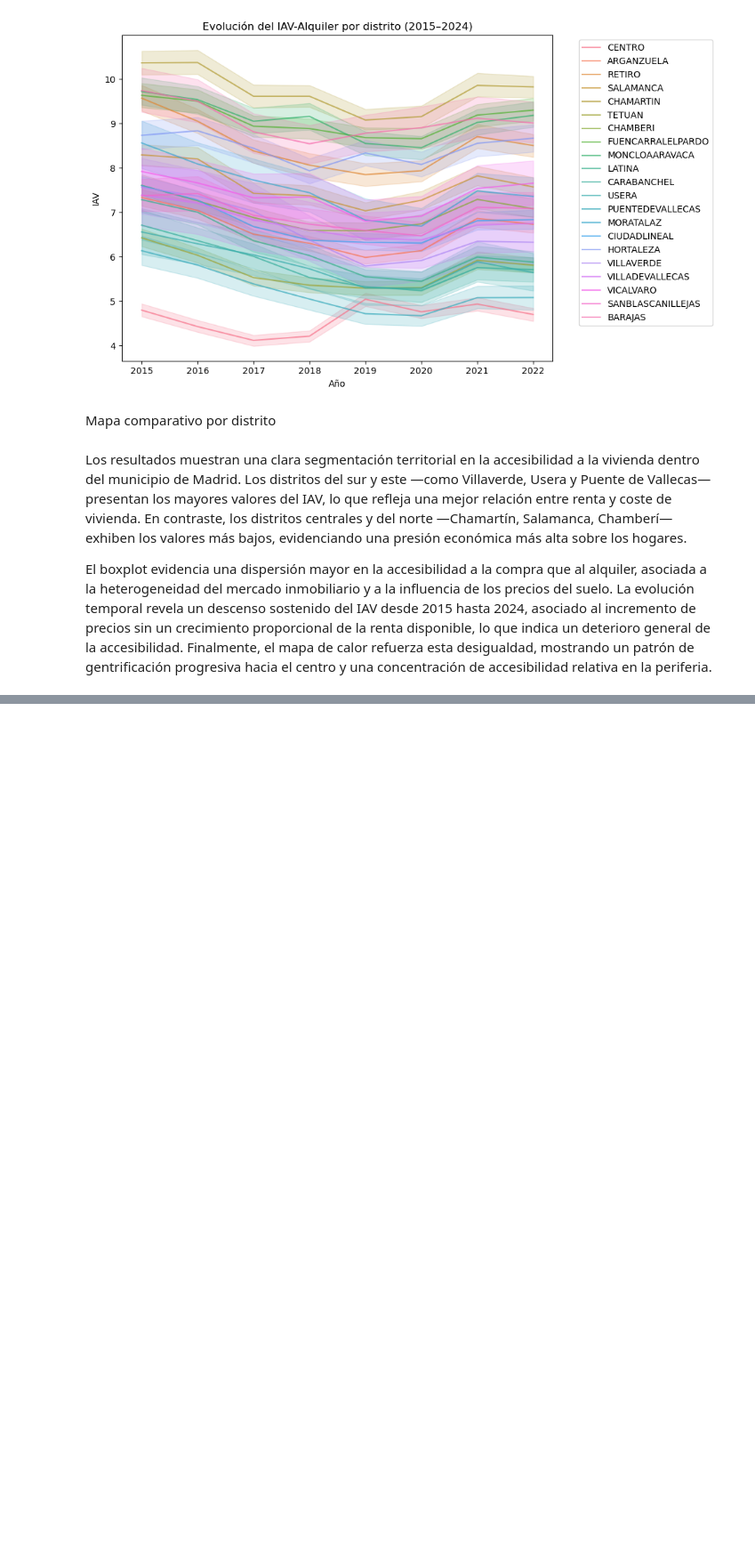
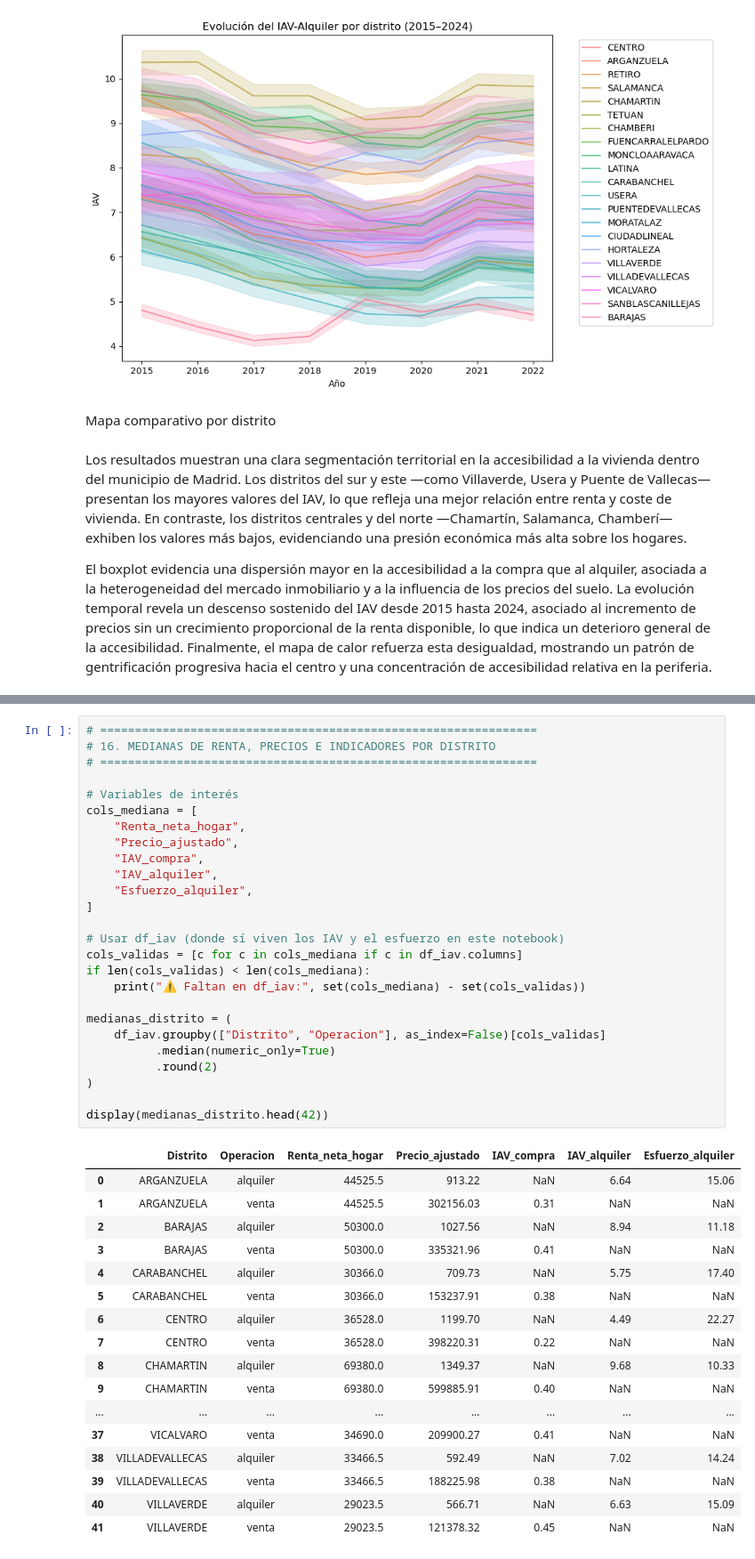
Before and after one commit to JorgeGM8/TFM_Data_Science, a Jupyter notebook: notebooks/Calculos_IAV.ipynb, the cells around one changed output, grey strips where cells are left out. Shown at 89% size. Drawn from its saved outputs; the diff is of its cells as text; blank space fills up the shorter version.

```diff
--- a/notebooks/Calculos_IAV.ipynb
+++ b/notebooks/Calculos_IAV.ipynb
@@ -122,0 +140,44 @@ Finalmente, el mapa de calor refuerza esta desigualdad, mostrando un patrón de
+# %%
+# ===============================================================
+# 16. MEDIANAS DE RENTA, PRECIOS E INDICADORES POR DISTRITO
+# ===============================================================
+
+# Variables de interés
+cols_mediana = [
+    "Renta_neta_hogar",
+    "Precio_ajustado",
+    "IAV_compra",
+    "IAV_alquiler",
+    "Esfuerzo_alquiler",
+]
+
+# Usar df_iav (donde sí viven los IAV y el esfuerzo en este notebook)
+cols_validas = [c for c in cols_mediana if c in df_iav.columns]
+if len(cols_validas) < len(cols_mediana):
+    print("⚠️ Faltan en df_iav:", set(cols_mediana) - set(cols_validas))
+
+medianas_distrito = (
+    df_iav.groupby(["Distrito", "Operacion"], as_index=False)[cols_validas]
+          .median(numeric_only=True)
+          .round(2)
+)
+
+display(medianas_distrito.head(42))
+# %% [output]
+|  | Distrito | Operacion | Renta_neta_hogar | Precio_ajustado | IAV_compra | IAV_alquiler | Esfuerzo_alquiler |
+| 0 | ARGANZUELA | alquiler | 44525.5 | 913.22 | NaN | 6.64 | 15.06 |
+| 1 | ARGANZUELA | venta | 44525.5 | 302156.03 | 0.31 | NaN | NaN |
+| 2 | BARAJAS | alquiler | 50300.0 | 1027.56 | NaN | 8.94 | 11.18 |
+| 3 | BARAJAS | venta | 50300.0 | 335321.96 | 0.41 | NaN | NaN |
+| 4 | CARABANCHEL | alquiler | 30366.0 | 709.73 | NaN | 5.75 | 17.40 |
+| 5 | CARABANCHEL | venta | 30366.0 | 153237.91 | 0.38 | NaN | NaN |
+| 6 | CENTRO | alquiler | 36528.0 | 1199.70 | NaN | 4.49 | 22.27 |
+| 7 | CENTRO | venta | 36528.0 | 398220.31 | 0.22 | NaN | NaN |
+| 8 | CHAMARTIN | alquiler | 69380.0 | 1349.37 | NaN | 9.68 | 10.33 |
+| 9 | CHAMARTIN | venta | 69380.0 | 599885.91 | 0.40 | NaN | NaN |
+| ... | ... | ... | ... | ... | ... | ... | ... |
+| 37 | VICALVARO | venta | 34690.0 | 209900.27 | 0.41 | NaN | NaN |
+| 38 | VILLADEVALLECAS | alquiler | 33466.5 | 592.49 | NaN | 7.02 | 14.24 |
+| 39 | VILLADEVALLECAS | venta | 33466.5 | 188225.98 | 0.38 | NaN | NaN |
+| 40 | VILLAVERDE | alquiler | 29023.5 | 566.71 | NaN | 6.63 | 15.09 |
+| 41 | VILLAVERDE | venta | 29023.5 | 121378.32 | 0.45 | NaN | NaN |
```
Also changed, not shown: parts of 7 cells of this notebook.
